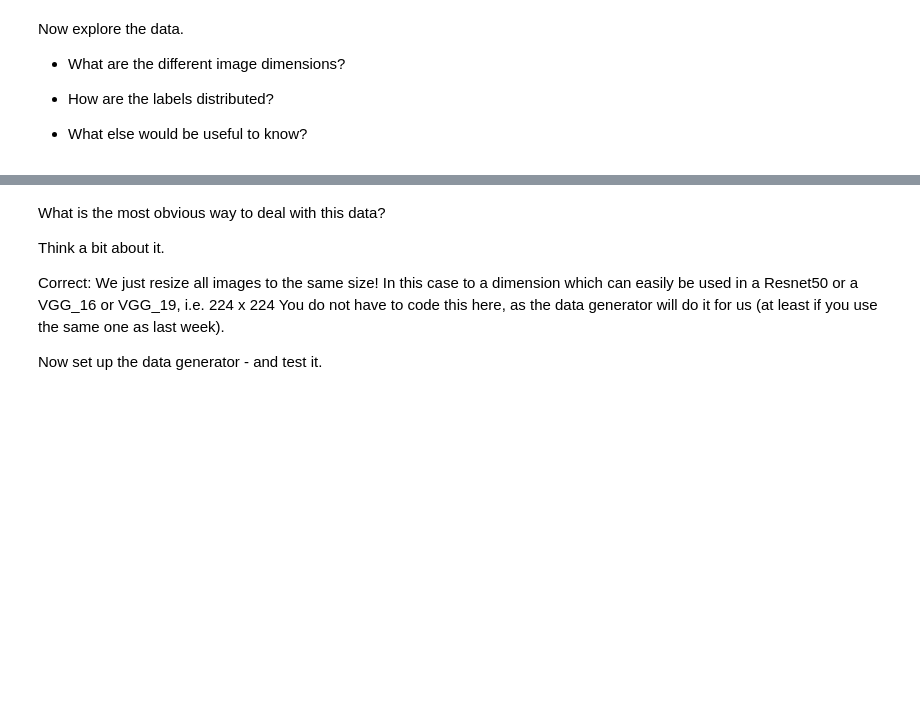
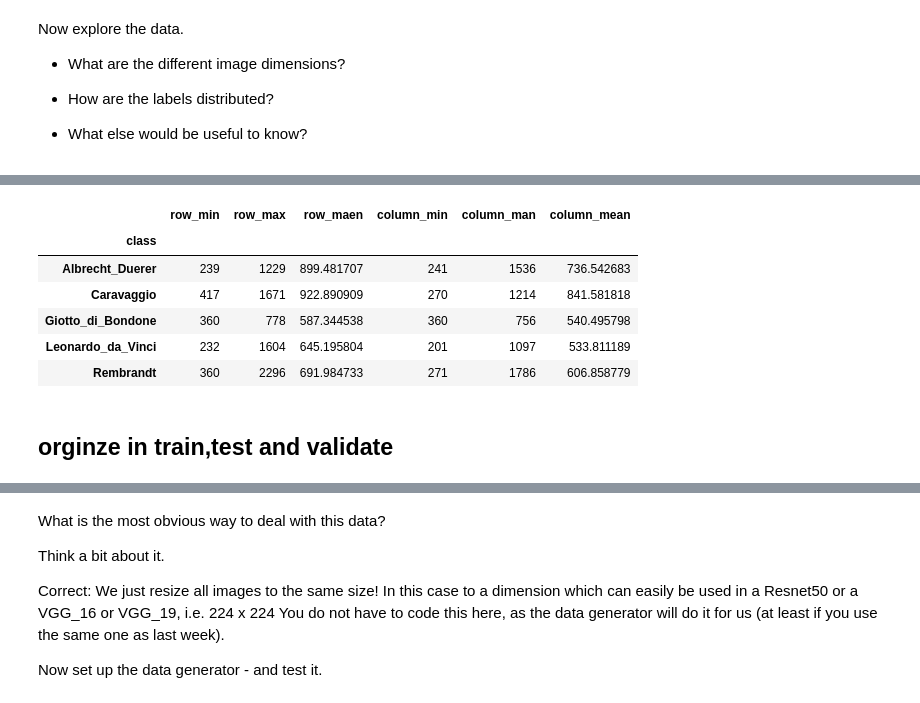
Before and after one commit to martinfinis/HelloCodeSchoolProject, a Jupyter notebook: RNN_Quest_1_Martin.ipynb, the cells around one changed output, grey strips where cells are left out. Cells and saved outputs as stored; diff of their text form; code cells hidden in the pictures; blank space fills up the shorter version.

```diff
--- a/RNN_Quest_1_Martin.ipynb
+++ b/RNN_Quest_1_Martin.ipynb
@@ -209,0 +219,2 @@ get_image_information(main_target_path=main_target_path,sub_path=all_subdir,clas
+# %%
+df['size'] = df.apply(lambda x: x.row*x.column,axis=1)
@@ -209,0 +260,12 @@ get_image_information(main_target_path=main_target_path,sub_path=all_subdir,clas
+# %%
+df.groupby('class').agg(row_min=('row','min'),row_max=('row','max'),row_maen=('row','mean'),column_min=('column','min'),column_man=('column','max'),column_mean=('column','mean'))
+# %% [output]
+|  | row_min | row_max | row_maen | column_min | column_man | column_mean |
+| class |  |  |  |  |  |  |
+| Albrecht_Duerer | 239 | 1229 | 899.481707 | 241 | 1536 | 736.542683 |
+| Caravaggio | 417 | 1671 | 922.890909 | 270 | 1214 | 841.581818 |
+| Giotto_di_Bondone | 360 | 778 | 587.344538 | 360 | 756 | 540.495798 |
+| Leonardo_da_Vinci | 232 | 1604 | 645.195804 | 201 | 1097 | 533.811189 |
+| Rembrandt | 360 | 2296 | 691.984733 | 271 | 1786 | 606.858779 |
+# %% [markdown]
+## orginze in train,test and validate
```
Also changed, not shown: parts of 19 cells of this notebook.
